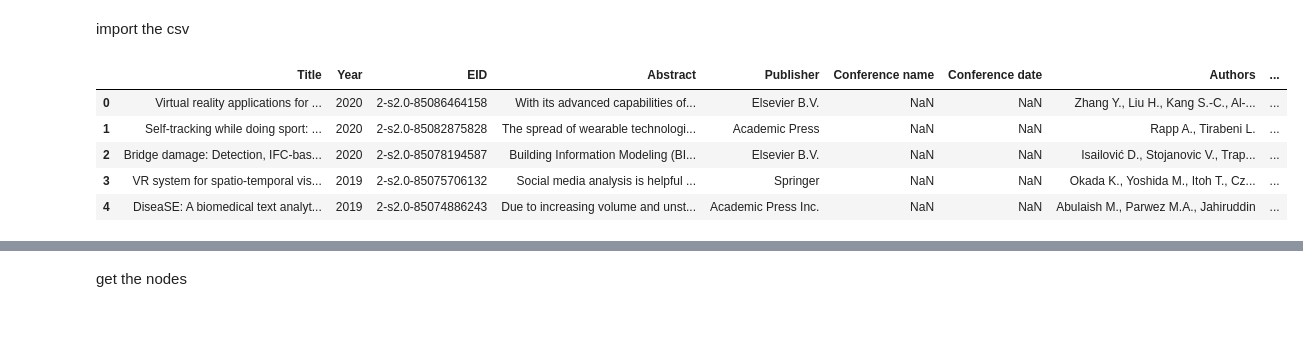
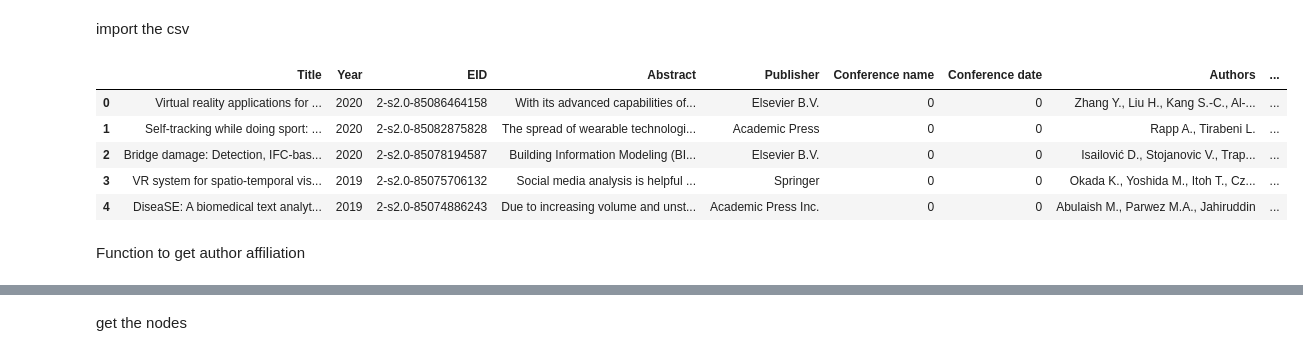
Before and after one commit to 0venbird/CIS-568-Major-Assignment-3-Part-2, a Jupyter notebook: cluster_data.ipynb, the cells around one changed output, grey strips where cells are left out. Saved outputs shown, nothing was run; the diff lists cells and outputs as text; code cells hidden in the pictures; blank space fills up the shorter version.

```diff
--- a/cluster_data.ipynb
+++ b/cluster_data.ipynb
@@ -7,14 +7,18 @@ import json
 from networkx.readwrite import json_graph
 # %% [markdown]
 import the csv
-# %%
-
-df = pd.read_csv("data_scopus.csv")
-df.head()
-# %% [output]
-|  | Title | Year | EID | Abstract | Publisher | Conference name | Conference date | Authors | ... |
-| 0 | Virtual reality applications for ... | 2020 | 2-s2.0-85086464158 | With its advanced capabilities of... | Elsevier B.V. | NaN | NaN | Zhang Y., Liu H., Kang S.-C., Al-... | ... |
-| 1 | Self-tracking while doing sport: ... | 2020 | 2-s2.0-85082875828 | The spread of wearable technologi... | Academic Press | NaN | NaN | Rapp A., Tirabeni L. | ... |
-| 2 | Bridge damage: Detection, IFC-bas... | 2020 | 2-s2.0-85078194587 | Building Information Modeling (BI... | Elsevier B.V. | NaN | NaN | Isailović D., Stojanovic V., Trap... | ... |
-| 3 | VR system for spatio-temporal vis... | 2019 | 2-s2.0-85075706132 | Social media analysis is helpful ... | Springer | NaN | NaN | Okada K., Yoshida M., Itoh T., Cz... | ... |
-| 4 | DiseaSE: A biomedical text analyt... | 2019 | 2-s2.0-85074886243 | Due to increasing volume and unst... | Academic Press Inc. | NaN | NaN | Abulaish M., Parwez M.A., Jahiruddin | ... |
+# %%
+df = pd.read_csv("data_scopus.csv")
+
+df= df[~pd.isnull(df['Authors with affiliations'])].copy()
+df = df.fillna(0)
+df.head()
+# %% [output]
+|  | Title | Year | EID | Abstract | Publisher | Conference name | Conference date | Authors | ... |
+| 0 | Virtual reality applications for ... | 2020 | 2-s2.0-85086464158 | With its advanced capabilities of... | Elsevier B.V. | 0 | 0 | Zhang Y., Liu H., Kang S.-C., Al-... | ... |
+| 1 | Self-tracking while doing sport: ... | 2020 | 2-s2.0-85082875828 | The spread of wearable technologi... | Academic Press | 0 | 0 | Rapp A., Tirabeni L. | ... |
+| 2 | Bridge damage: Detection, IFC-bas... | 2020 | 2-s2.0-85078194587 | Building Information Modeling (BI... | Elsevier B.V. | 0 | 0 | Isailović D., Stojanovic V., Trap... | ... |
+| 3 | VR system for spatio-temporal vis... | 2019 | 2-s2.0-85075706132 | Social media analysis is helpful ... | Springer | 0 | 0 | Okada K., Yoshida M., Itoh T., Cz... | ... |
+| 4 | DiseaSE: A biomedical text analyt... | 2019 | 2-s2.0-85074886243 | Due to increasing volume and unst... | Academic Press Inc. | 0 | 0 | Abulaish M., Parwez M.A., Jahiruddin | ... |
+# %% [markdown]
+Function to get author affiliation
```
Also changed, not shown: parts of 10 cells of this notebook, 3 other files.
